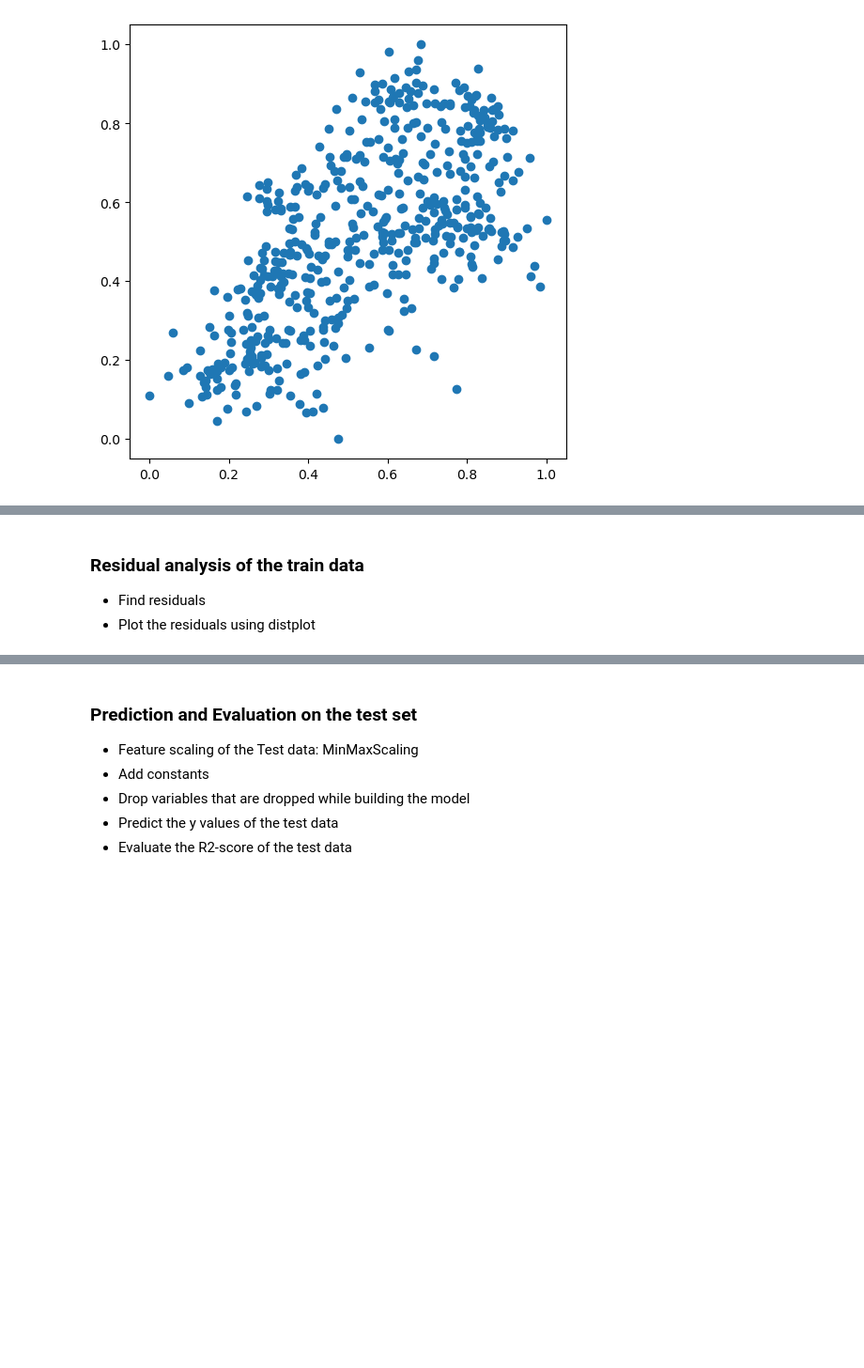
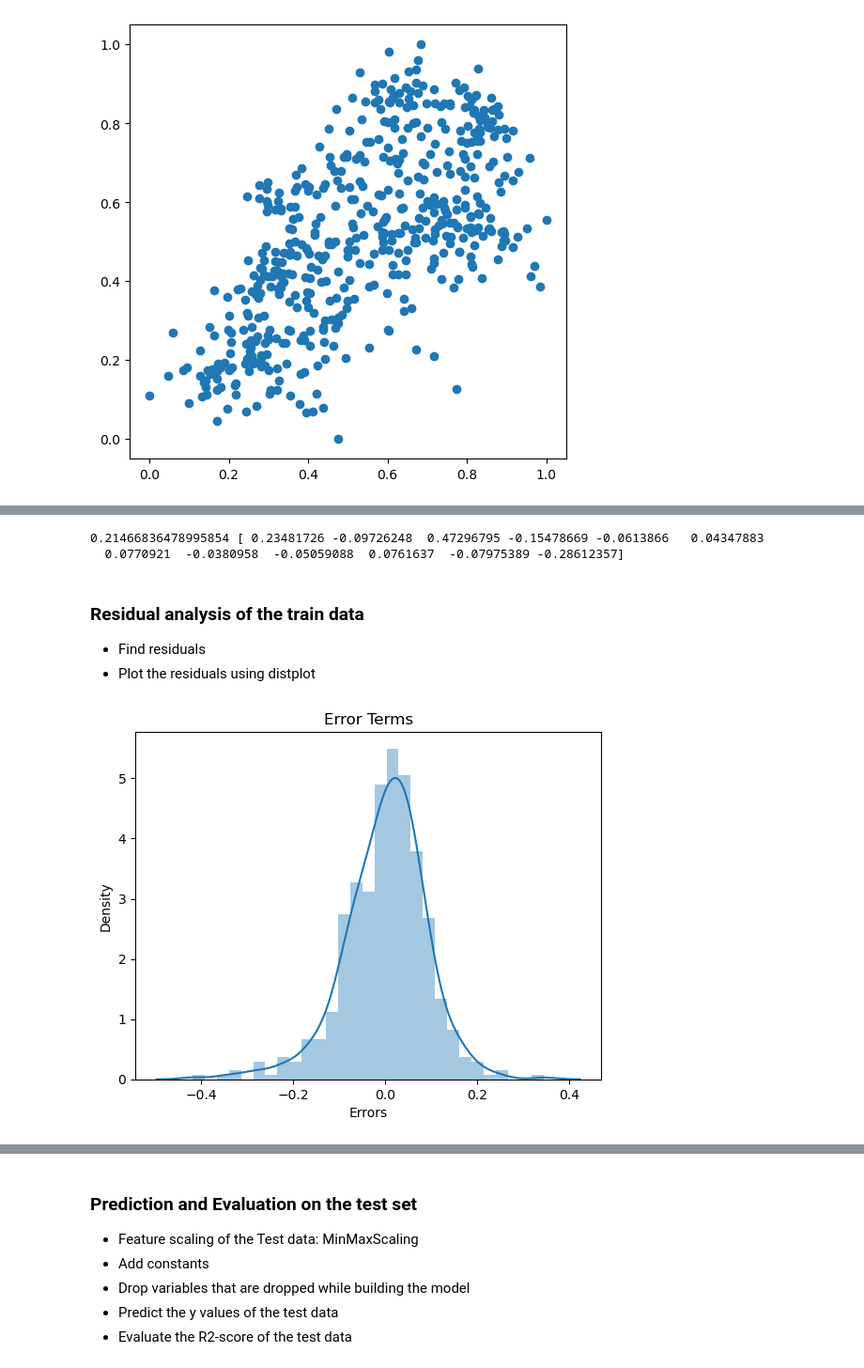
Before and after one commit to karthikgadepalli/BikeSharingAssignment, a Jupyter notebook: BikeSharingAssignment_MLR.ipynb, the cells around one changed output, grey strips where cells are left out. Shown at 94% size. Drawn from its saved outputs; the diff is of its cells as text; code cells hidden in the pictures; blank space fills up the shorter version.

```diff
--- a/BikeSharingAssignment_MLR.ipynb
+++ b/BikeSharingAssignment_MLR.ipynb
@@ -365,4 +574,30 @@ print(X_train.shape)
+# %%
+# Build a model with all columns to select features automatically
+def build_model_sk(X,y):
+    lr1 = LinearRegression()
+    lr1.fit(X,y)
+    return lr1
+# %%
+# Build final model with sklearn and columsn with 'features4' list
+lr = build_model_sk(X_train[features4],y_train)
+print(lr.intercept_,lr.coef_)
+# %% [output]
+0.21466836478995854 [ 0.23481726 -0.09726248  0.47296795 -0.15478669 -0.0613866   0.04347883
+  0.0770921  -0.0380958  -0.05059088  0.0761637  -0.07975389 -0.28612357]
 # %% [markdown]
 ### Residual analysis of the train data
 - Find residuals
 - Plot the residuals using distplot
+# %%
+# Predict the Train data
+y_train_pred = lr.predict(X_train[features4])
+# %%
+# Plot a histogram of the error terms
+def plot_res_dist(act, pred):
+    sns.distplot(act-pred)
+    plt.title('Error Terms')
+    plt.xlabel('Errors')
+# %%
+plot_res_dist(y_train, y_train_pred)
+# %% [output]
+[figure, added]
```
Also changed, not shown: parts of 25 cells of this notebook, 1 other file.
